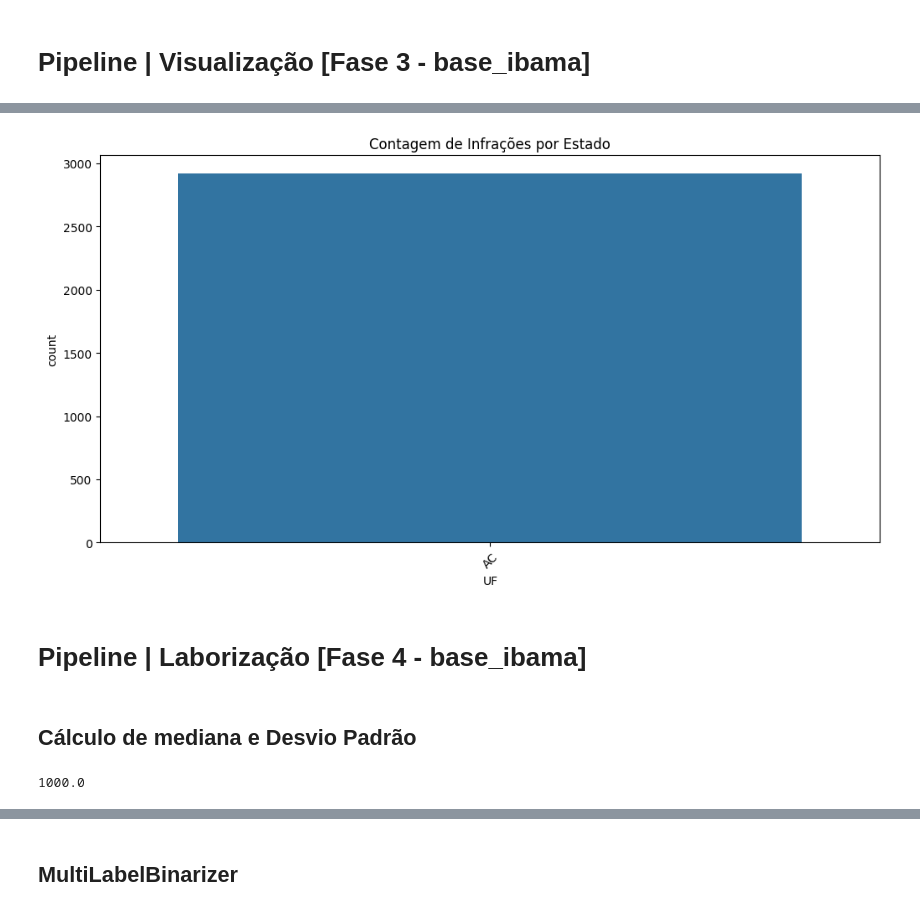
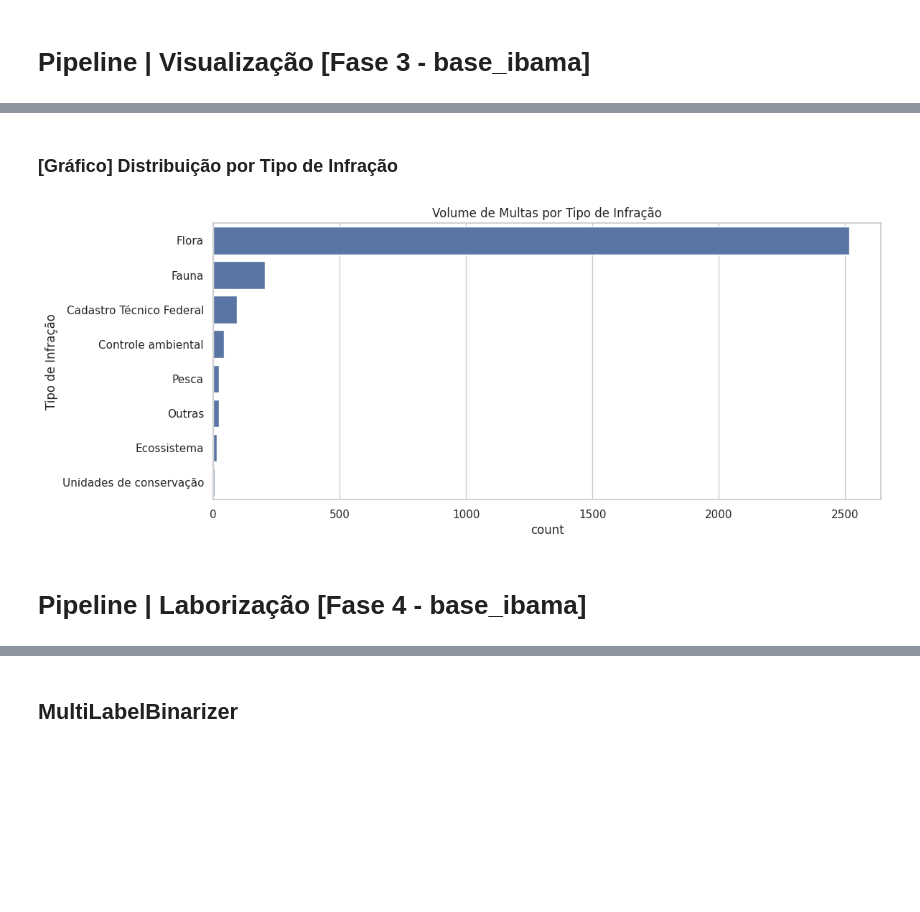
Before and after one commit to VictorHugoTesti/-ML-am-t4-s1a2026, a Jupyter notebook: prova_21_Victor_Testi.ipynb, the cells around one changed output, grey strips where cells are left out. Drawn from its saved outputs; the diff is of its cells as text; code cells hidden in the pictures; blank space fills up the shorter version.

```diff
--- a/prova_21_Victor_Testi.ipynb
+++ b/prova_21_Victor_Testi.ipynb
@@ -174,0 +185,2 @@ dtype: int64
+# %%
+base_ibama['Decisão Administrativa'] = base_ibama['Decisão Administrativa'].fillna('Não Informado')
@@ -174,0 +210,2 @@ dtype: int64
+# %%
+base_ibama['Data Julgamento Principal'] = base_ibama['Data Julgamento Principal'].fillna('Não Informado')
@@ -174,0 +235,2 @@ dtype: int64
+# %%
+base_ibama['Data Julgamento Recurso'] = base_ibama['Data Julgamento Recurso'].fillna('Não Informado')
@@ -178,0 +260,3 @@ Histograma
+# %%
+sns.set_theme(style="whitegrid")
+plt.rcParams['figure.figsize'] = [12, 6]
@@ -190,12 +286,11 @@ Gráfico de Contagem
+# %% [markdown]
+### [Gráfico] Distribuição por Tipo de Infração
 # %%
-plt.figure(figsize=(12, 6))
-sns.countplot(data=base_ibama, x='UF')
-plt.title('Contagem de Infrações por Estado')
-plt.xticks(rotation=45)
+plt.figure(figsize=(12, 5))
+sns.countplot(data=base_ibama, y='Tipo de Infração', order=base_ibama['Tipo de Infração'].value_counts().index)
+plt.title('Volume de Multas por Tipo de Infração')
 plt.show()
 # %% [output]
-[figure, old version]
+[figure, new version]
 # %% [markdown]
 # Pipeline | Laborização [Fase 4 - base_ibama]
-# %% [markdown]
-## Cálculo de mediana e Desvio Padrão
@@ -204,4 +296,0 @@ mediana = base_ibama['Valor do Auto'].median()
-# %%
-mediana
-# %% [output]
-1000.0
```
Also changed, not shown: parts of 72 cells of this notebook.
